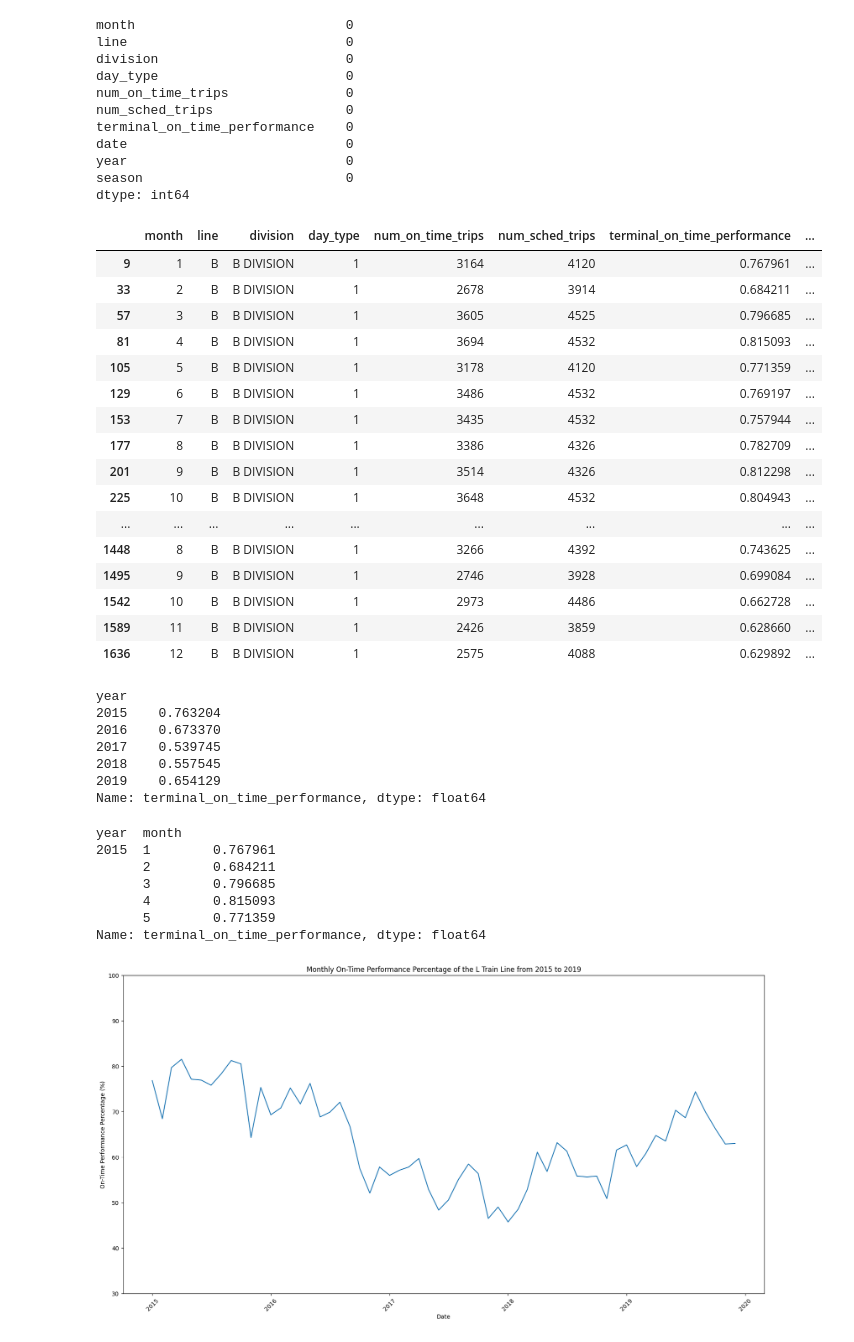
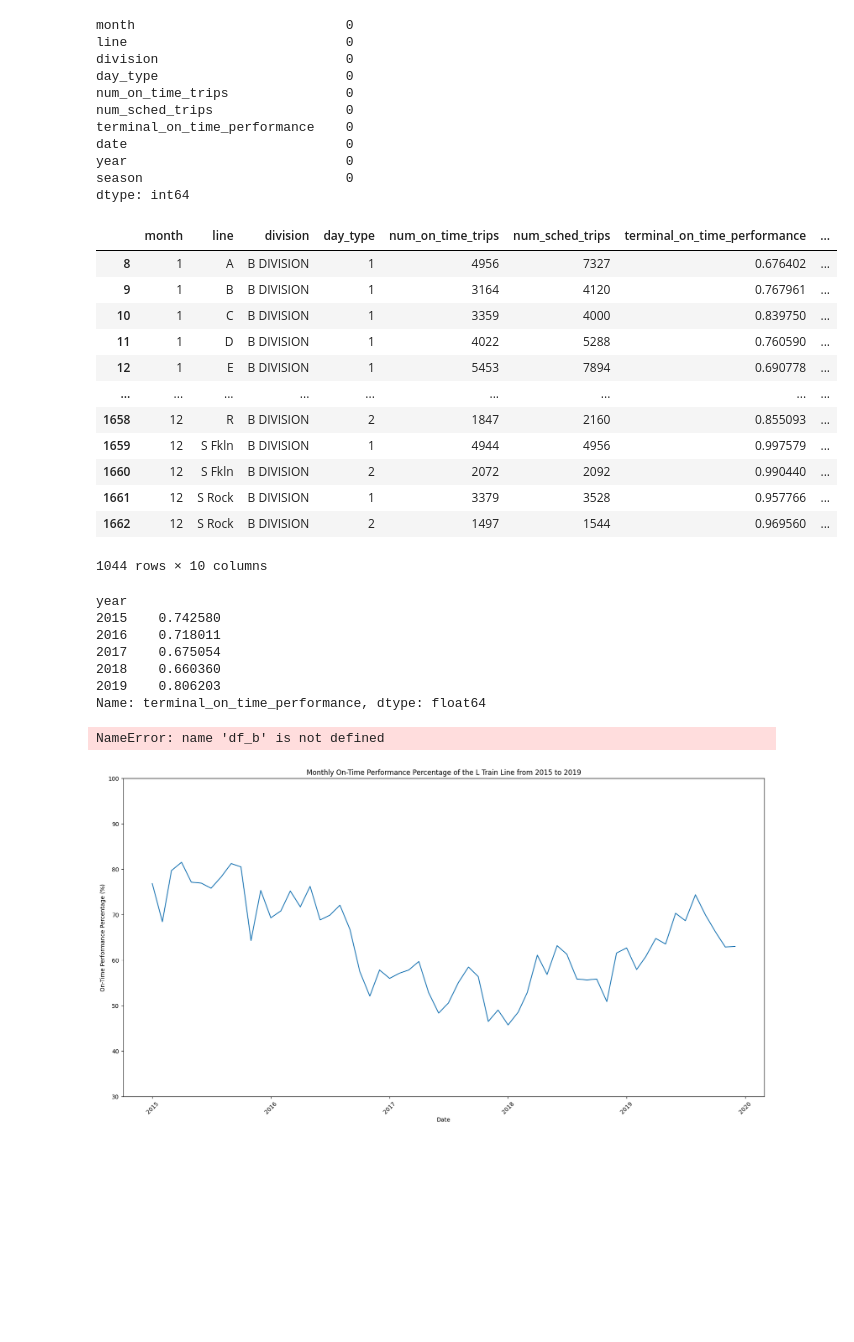
Before and after one commit to ByteFource/data-dashboard, a Jupyter notebook: jupyter-notebook/B-train-analysis.ipynb, the cells around one changed output. Drawn from its saved outputs; the diff is of its cells as text; code cells hidden in the pictures; blank space fills up the shorter version.

```diff
--- a/jupyter-notebook/B-train-analysis.ipynb
+++ b/jupyter-notebook/B-train-analysis.ipynb
@@ -61,48 +61,38 @@ year                            0
 season                          0
 dtype: int64
 # %%
-df_b = df[df['line'] == 'B']
+df_b_div = df[df['line'] == 'B DIVISION']
 df_b
 # %% [output]
 |  | month | line | division | day_type | num_on_time_trips | num_sched_trips | terminal_on_time_performance | ... |
+| 8 | 1 | A | B DIVISION | 1 | 4956 | 7327 | 0.676402 | ... |
 | 9 | 1 | B | B DIVISION | 1 | 3164 | 4120 | 0.767961 | ... |
-| 33 | 2 | B | B DIVISION | 1 | 2678 | 3914 | 0.684211 | ... |
-| 57 | 3 | B | B DIVISION | 1 | 3605 | 4525 | 0.796685 | ... |
-| 81 | 4 | B | B DIVISION | 1 | 3694 | 4532 | 0.815093 | ... |
-| 105 | 5 | B | B DIVISION | 1 | 3178 | 4120 | 0.771359 | ... |
-| 129 | 6 | B | B DIVISION | 1 | 3486 | 4532 | 0.769197 | ... |
-| 153 | 7 | B | B DIVISION | 1 | 3435 | 4532 | 0.757944 | ... |
-| 177 | 8 | B | B DIVISION | 1 | 3386 | 4326 | 0.782709 | ... |
-| 201 | 9 | B | B DIVISION | 1 | 3514 | 4326 | 0.812298 | ... |
-| 225 | 10 | B | B DIVISION | 1 | 3648 | 4532 | 0.804943 | ... |
+| 10 | 1 | C | B DIVISION | 1 | 3359 | 4000 | 0.839750 | ... |
+| 11 | 1 | D | B DIVISION | 1 | 4022 | 5288 | 0.760590 | ... |
+| 12 | 1 | E | B DIVISION | 1 | 5453 | 7894 | 0.690778 | ... |
 | ... | ... | ... | ... | ... | ... | ... | ... | ... |
-| 1448 | 8 | B | B DIVISION | 1 | 3266 | 4392 | 0.743625 | ... |
-| 1495 | 9 | B | B DIVISION | 1 | 2746 | 3928 | 0.699084 | ... |
-| 1542 | 10 | B | B DIVISION | 1 | 2973 | 4486 | 0.662728 | ... |
-| 1589 | 11 | B | B DIVISION | 1 | 2426 | 3859 | 0.628660 | ... |
-| 1636 | 12 | B | B DIVISION | 1 | 2575 | 4088 | 0.629892 | ... |
+| 1658 | 12 | R | B DIVISION | 2 | 1847 | 2160 | 0.855093 | ... |
+| 1659 | 12 | S Fkln | B DIVISION | 1 | 4944 | 4956 | 0.997579 | ... |
+| 1660 | 12 | S Fkln | B DIVISION | 2 | 2072 | 2092 | 0.990440 | ... |
+| 1661 | 12 | S Rock | B DIVISION | 1 | 3379 | 3528 | 0.957766 | ... |
+| 1662 | 12 | S Rock | B DIVISION | 2 | 1497 | 1544 | 0.969560 | ... |
+1044 rows × 10 columns
 # %%
 df_b_avg_year = df_b.groupby(['year'])['terminal_on_time_performance'].mean()
 df_b_avg_year
 # %% [output]
 year
-2015    0.763204
-2016    0.673370
-2017    0.539745
-2018    0.557545
-2019    0.654129
+2015    0.742580
+2016    0.718011
+2017    0.675054
+2018    0.660360
+2019    0.806203
 Name: terminal_on_time_performance, dtype: float64
 # %%
 df_b_avg = df_b.groupby(['year', 'month'])['terminal_on_time_performance'].mean()
 df_b_avg.head()
 # %% [output]
-year  month
-2015  1        0.767961
-      2        0.684211
-      3        0.796685
-      4        0.815093
-      5        0.771359
-Name: terminal_on_time_performance, dtype: float64
+NameError: name 'df_b' is not defined
 # %%
 # Create a line chart showing the monthly on-time performance percentage of the 3 train line from 2015 to 2019.
 plt.figure(figsize=(20,10))
```
Also changed, not shown: 1 other file.
